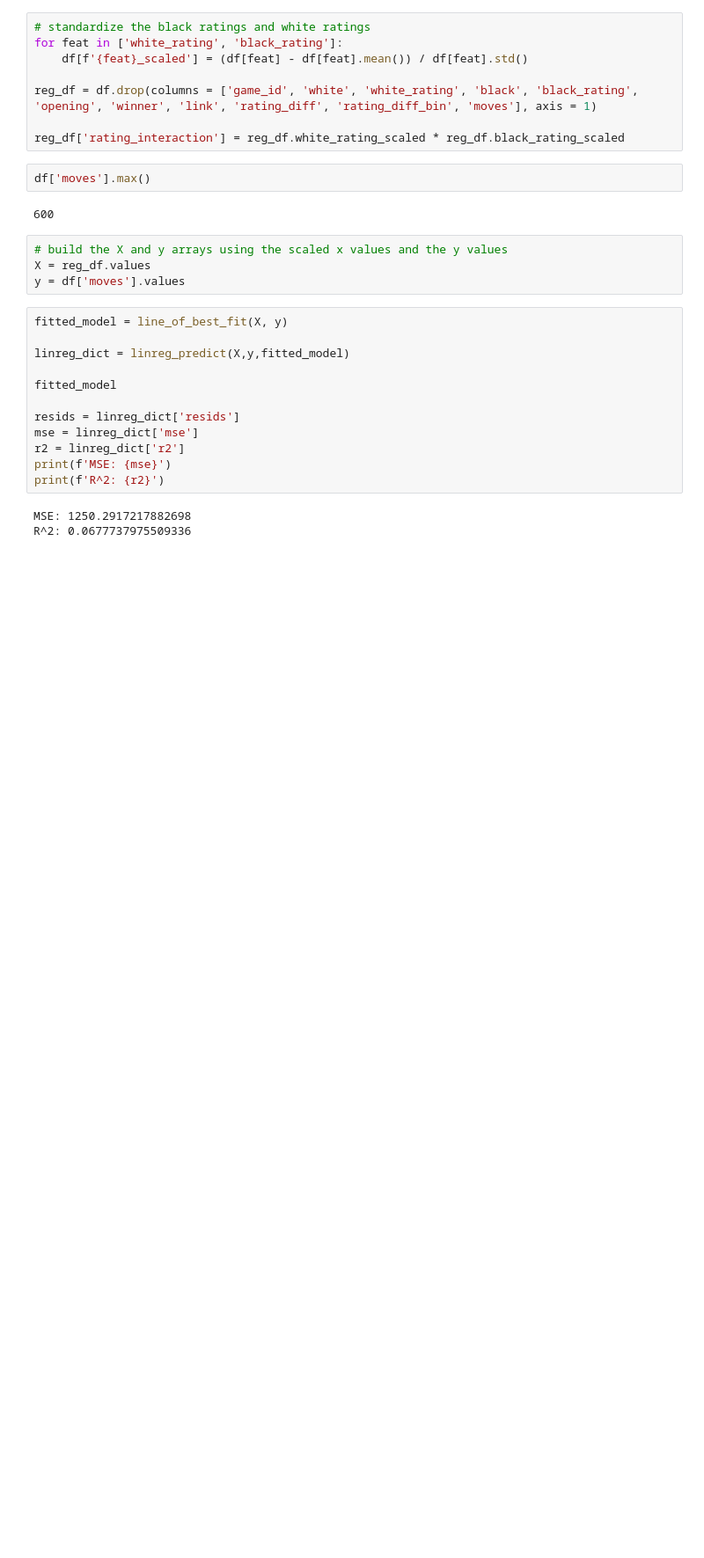
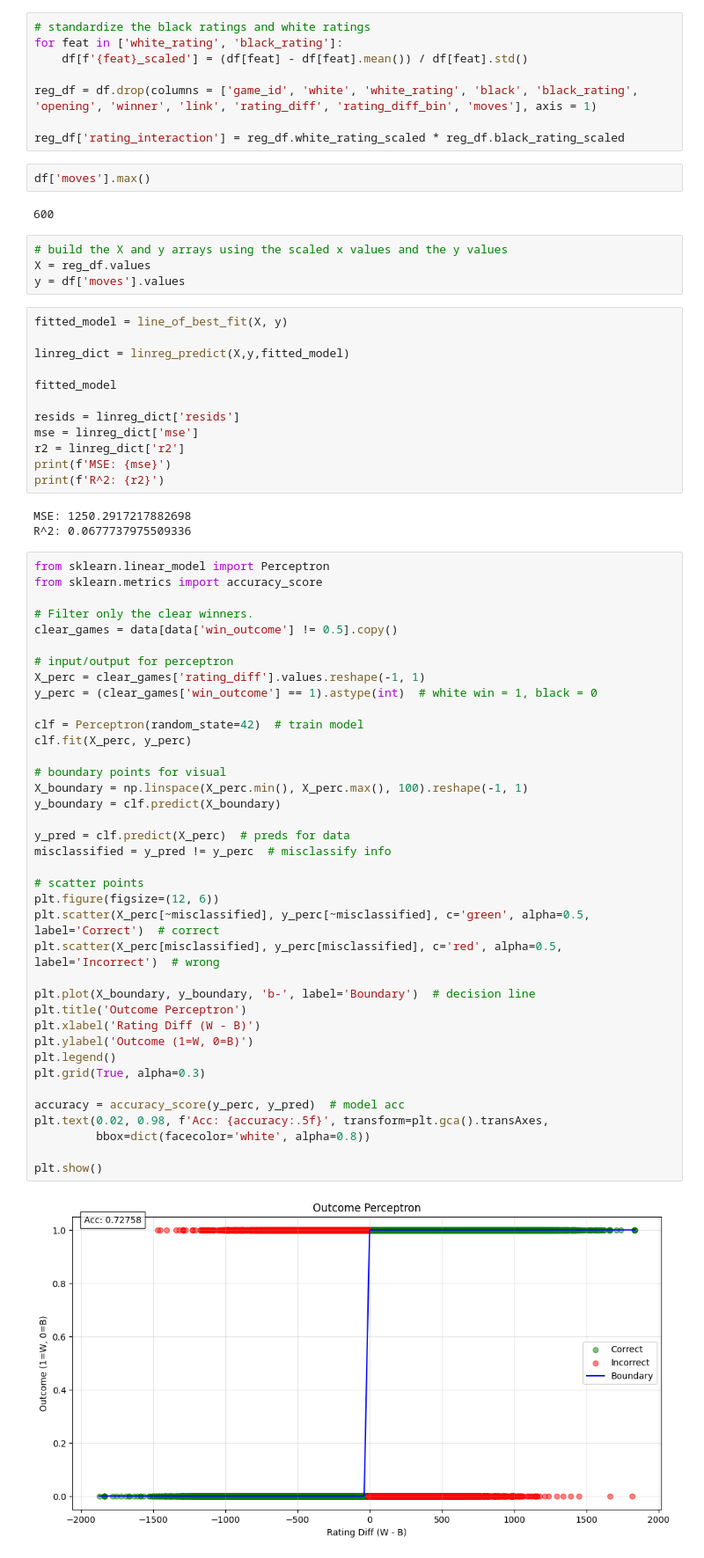
Before and after one commit to a-fielding81/ChessAnalysis, a Jupyter notebook: Phase3/phase3_andrew.ipynb, the cells around one changed output. Shown at 88% size. Saved outputs shown, nothing was run; the diff lists cells and outputs as text; blank space fills up the shorter version.

```diff
--- a/Phase3/phase3_andrew.ipynb
+++ b/Phase3/phase3_andrew.ipynb
@@ -423,3 +423,43 @@ print(f'R^2: {r2}')
 # %% [output]
 MSE: 1250.2917217882698
 R^2: 0.0677737975509336
+# %%
+from sklearn.linear_model import Perceptron
+from sklearn.metrics import accuracy_score
+
+# Filter only the clear winners.
+clear_games = data[data['win_outcome'] != 0.5].copy()
+
+# input/output for perceptron
+X_perc = clear_games['rating_diff'].values.reshape(-1, 1)
+y_perc = (clear_games['win_outcome'] == 1).astype(int)  # white win = 1, black = 0
+
+clf = Perceptron(random_state=42)  # train model
+clf.fit(X_perc, y_perc)
+
+# boundary points for visual
+X_boundary = np.linspace(X_perc.min(), X_perc.max(), 100).reshape(-1, 1)
+y_boundary = clf.predict(X_boundary)
+
+y_pred = clf.predict(X_perc)  # preds for data
+misclassified = y_pred != y_perc  # misclassify info
+
+# scatter points
+plt.figure(figsize=(12, 6))
+plt.scatter(X_perc[~misclassified], y_perc[~misclassified], c='green', alpha=0.5, label='Correct')  # correct
+plt.scatter(X_perc[misclassified], y_perc[misclassified], c='red', alpha=0.5, label='Incorrect')  # wrong
+
+plt.plot(X_boundary, y_boundary, 'b-', label='Boundary')  # decision line
+plt.title('Outcome Perceptron')
+plt.xlabel('Rating Diff (W - B)')
+plt.ylabel('Outcome (1=W, 0=B)')
+plt.legend()
+plt.grid(True, alpha=0.3)
+
+accuracy = accuracy_score(y_perc, y_pred)  # model acc
+plt.text(0.02, 0.98, f'Acc: {accuracy:.5f}', transform=plt.gca().transAxes,
+         bbox=dict(facecolor='white', alpha=0.8))
+
+plt.show()
+# %% [output]
+[figure, added]
```
